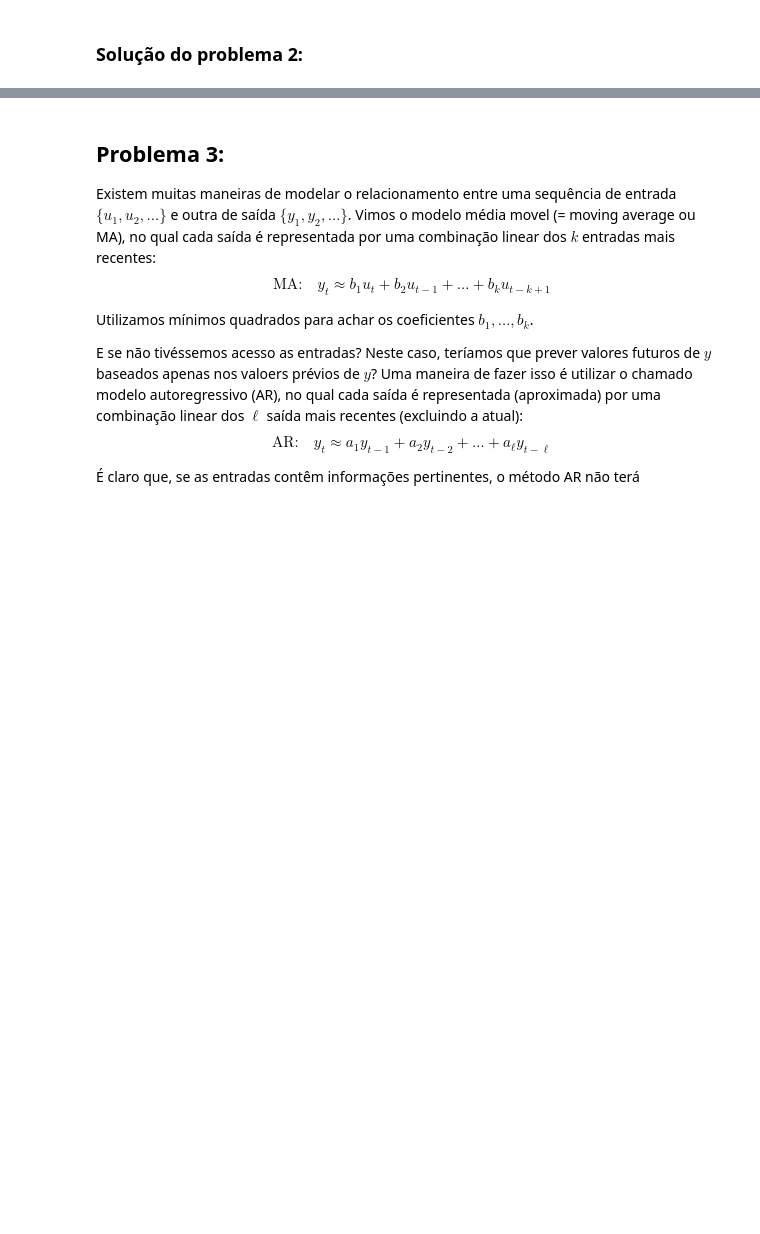
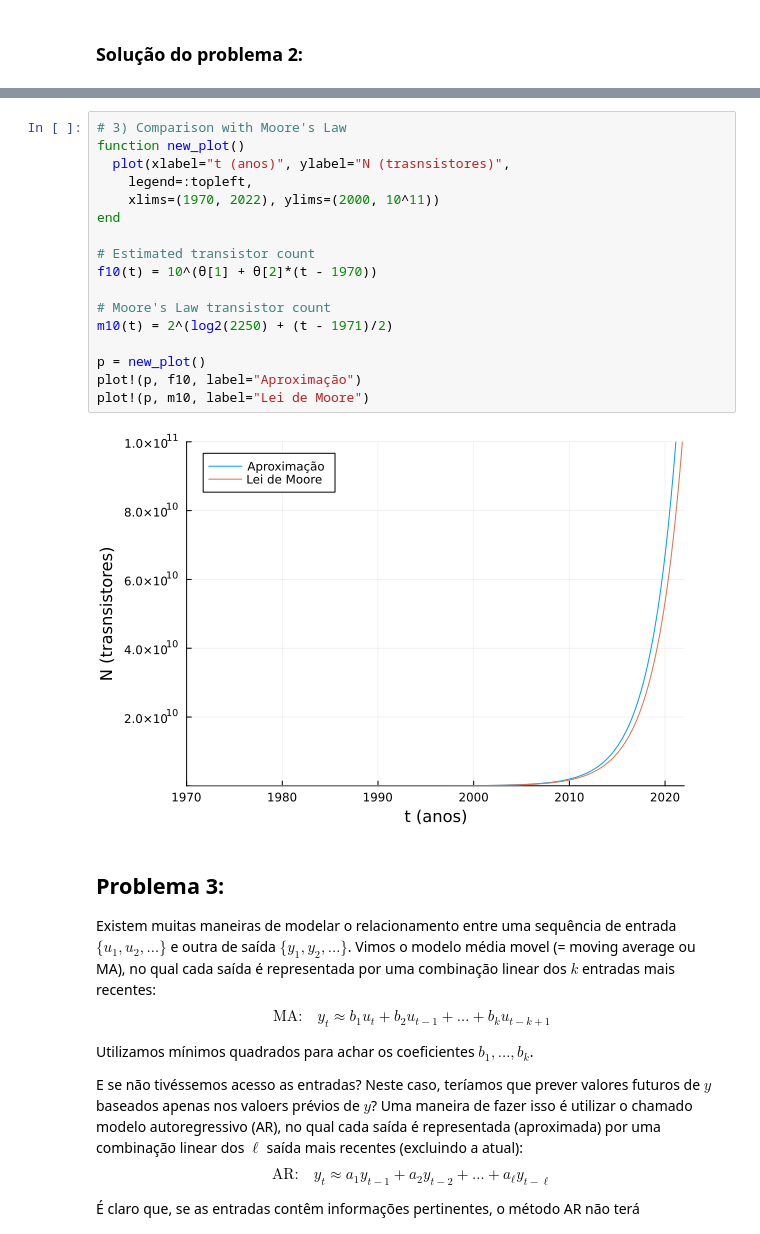
Before and after one commit to html-3/optimization-notebook-julia, a Jupyter notebook: lista2.ipynb, the cells around one changed output, grey strips where cells are left out. Saved outputs shown, nothing was run; the diff lists cells and outputs as text; blank space fills up the shorter version.

```diff
--- a/lista2.ipynb
+++ b/lista2.ipynb
@@ -196,3 +214,22 @@ DimensionMismatch: DimensionMismatch: Both inputs should have the same number of
+# %%
+# 3) Comparison with Moore's Law
+function new_plot()
+  plot(xlabel="t (anos)", ylabel="N (trasnsistores)",
+    legend=:topleft,
+    xlims=(1970, 2022), ylims=(2000, 10^11))
+end
+
+# Estimated transistor count
+f10(t) = 10^(θ[1] + θ[2]*(t - 1970))
+
+# Moore's Law transistor count
+m10(t) = 2^(log2(2250) + (t - 1971)/2)
+
+p = new_plot()
+plot!(p, f10, label="Aproximação")
+plot!(p, m10, label="Lei de Moore")
+# %% [output]
+[figure, added]
 # %% [markdown]
 ## Problema 3:
 Existem muitas maneiras de modelar o relacionamento entre uma sequência de entrada $\{u_1, u_2,\dots\}$ e outra de saída $\{y_1, y_2,\dots\}$. Vimos o modelo média movel (= moving average ou MA), no qual cada saída é representada por uma combinação linear dos $k$ entradas mais recentes:
```
Also changed, not shown: parts of 8 cells of this notebook.
